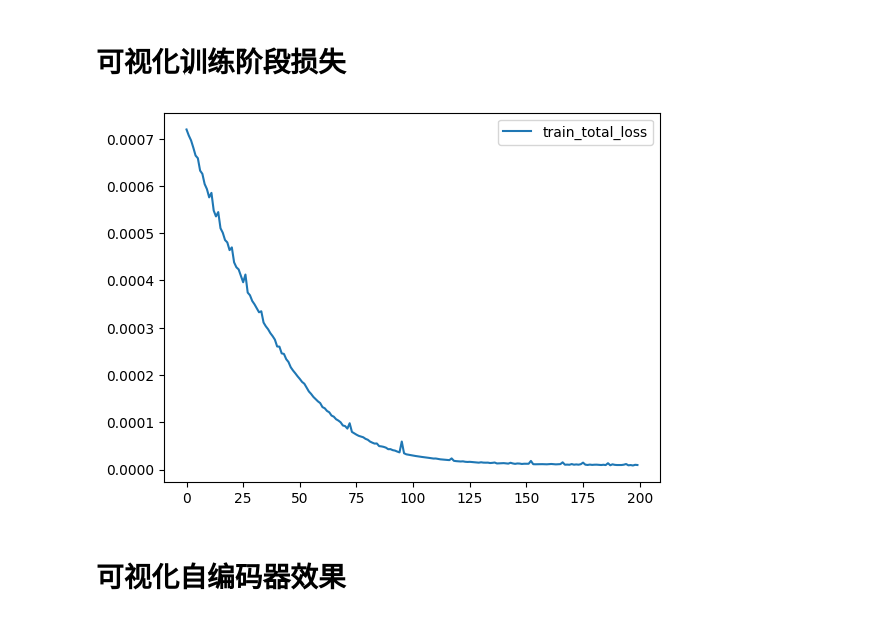
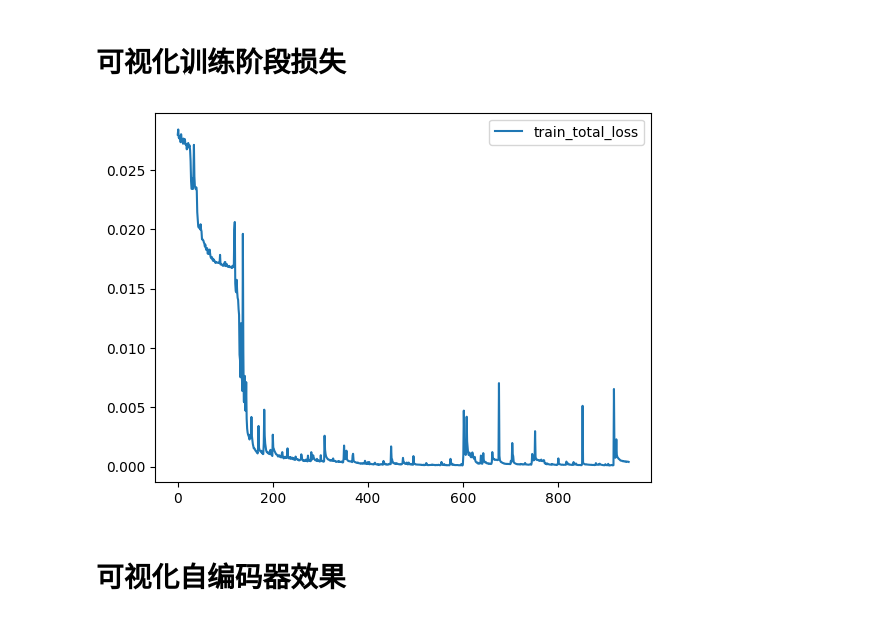
Before and after one commit to yibiaoliu/nn_loss, a Jupyter notebook: vis.ipynb, the cells around one changed output. Saved outputs shown, nothing was run; the diff lists cells and outputs as text; code cells hidden in the pictures.

```diff
--- a/vis.ipynb
+++ b/vis.ipynb
@@ -21,34 +12,26 @@ device = torch.device('cuda' if torch.cuda.is_available() else 'cpu')
 # %% [markdown]
 # 设置config路径
 # %%
-test_index = 0
-
-config_path = "./config/template.yaml"
+config_path = "./config/template_he.yaml"
 cfg = OmegaConf.load(config_path)
-cfg.generate_par.type = 'UNet'
-net_name = lower(cfg.generate_par.type)
-cfg.generate_par.train_log_path = f"/data/yibiao/nn_loss/experiments/marmousi/log/train_{net_name}_{test_index}.hdf5"
-cfg.generate_par.inversion_log_path = f"/data/yibiao/nn_loss/experiments/marmousi/log/inversion_{net_name}_{test_index}.hdf5"
-cfg.generate_par.checkpoint_path = f"/data/yibiao/nn_loss/experiments/marmousi/log/model_{net_name}_{test_index}.pt"
+# %%
+i = 4
+cfg.generate_par.train_log_path = f"/data/yibiao/nn_loss/experiments/he/log/train_unet_{i}.hdf5"                                                                 #训练阶段的过程hdf5文件
+cfg.generate_par.inversion_log_path =  f"/data/yibiao/nn_loss/experiments/he/log/inversion_unet_{i}.hdf5"                                                        #反演阶段的过程hdf5文件
+cfg.generate_par.checkpoint_path = f"/data/yibiao/nn_loss/experiments/he/log/model_unet_{i}.pt"
 # %% [markdown]
 # 可视化训练阶段损失
 # %%
 if cfg.generate_par.type == "FWI":
     pass
 elif cfg.generate_par.type in ["UNet","CAE",]:
     train_log_path = cfg.generate_par.train_log_path
     with h5py.File(train_log_path,"r") as f:
-                data = f["train_total_loss"][200:]
-                plt.plot(data, label="train_total_loss")
-                plt.legend()
-else:
-    train_log_path = cfg.generate_par.train_log_path
-    with h5py.File(train_log_path,"r") as f:
-        data = f["train_mse_loss"][50:]
-        plt.plot(data, label="train_mse_loss")
+        data = f["train_total_loss"][50:]
+        plt.plot(data, label="train_total_loss")
         plt.legend()
 # %% [output]
-[figure, old version]
+[figure, new version]
 # %% [markdown]
 # 可视化自编码器效果
 # %%
```
Also changed, not shown: parts of 6 cells of this notebook, 10 other files.
